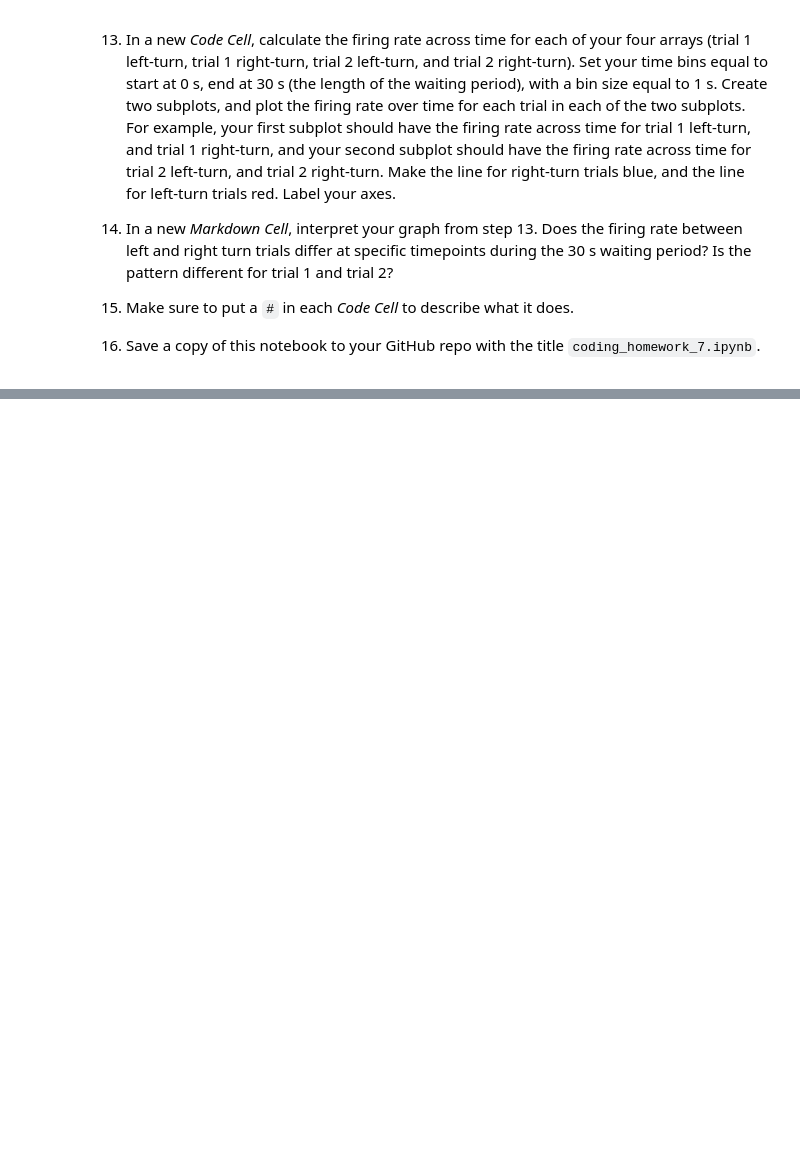
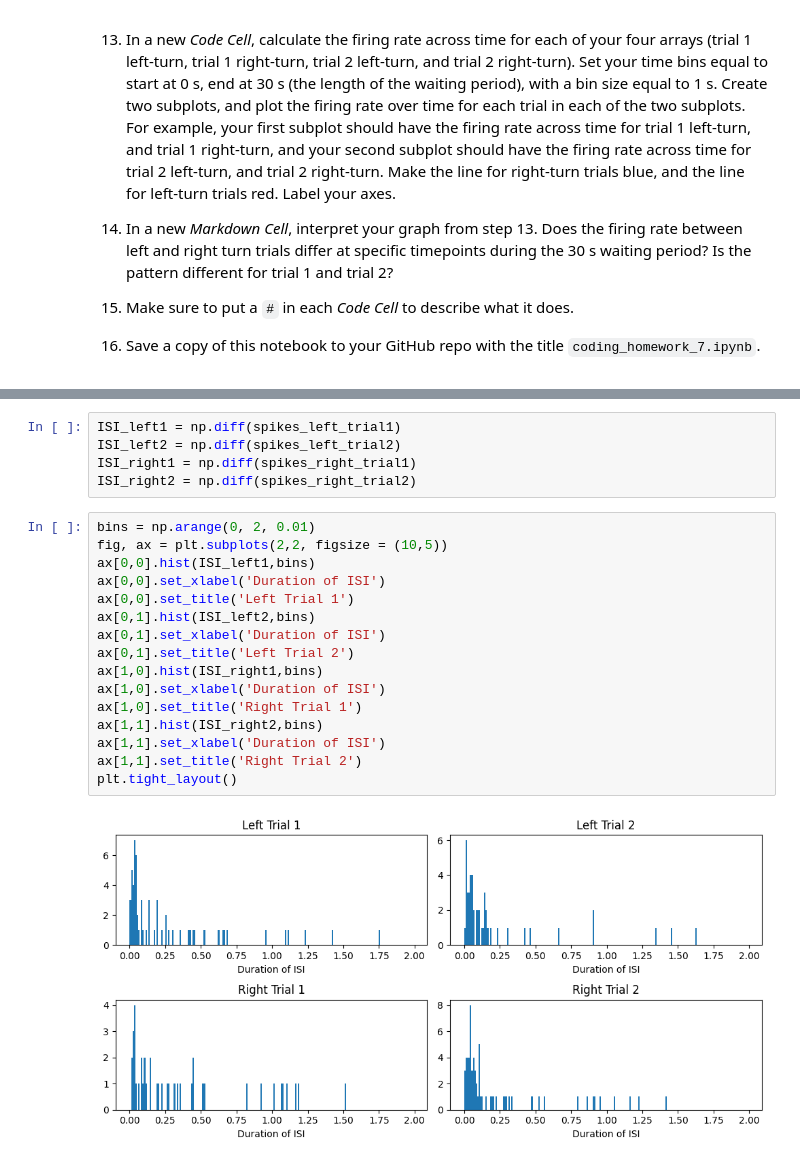
Before and after one commit to Jessie-Grewal/Neur265, a Jupyter notebook: coding_homework_7.ipynb, the cells around one changed output, grey strips where cells are left out. Drawn from its saved outputs; the diff is of its cells as text; blank space fills up the shorter version.

```diff
--- a/coding_homework_7.ipynb
+++ b/coding_homework_7.ipynb
@@ -41,0 +106,23 @@
+# %%
+ISI_left1 = np.diff(spikes_left_trial1)
+ISI_left2 = np.diff(spikes_left_trial2)
+ISI_right1 = np.diff(spikes_right_trial1)
+ISI_right2 = np.diff(spikes_right_trial2)
+# %%
+bins = np.arange(0, 2, 0.01)
+fig, ax = plt.subplots(2,2, figsize = (10,5))
+ax[0,0].hist(ISI_left1,bins)
+ax[0,0].set_xlabel('Duration of ISI')
+ax[0,0].set_title('Left Trial 1')
+ax[0,1].hist(ISI_left2,bins)
+ax[0,1].set_xlabel('Duration of ISI')
+ax[0,1].set_title('Left Trial 2')
+ax[1,0].hist(ISI_right1,bins)
+ax[1,0].set_xlabel('Duration of ISI')
+ax[1,0].set_title('Right Trial 1')
+ax[1,1].hist(ISI_right2,bins)
+ax[1,1].set_xlabel('Duration of ISI')
+ax[1,1].set_title('Right Trial 2')
+plt.tight_layout()
+# %% [output]
+[figure, added]
```
Also changed, not shown: parts of 9 cells of this notebook.
